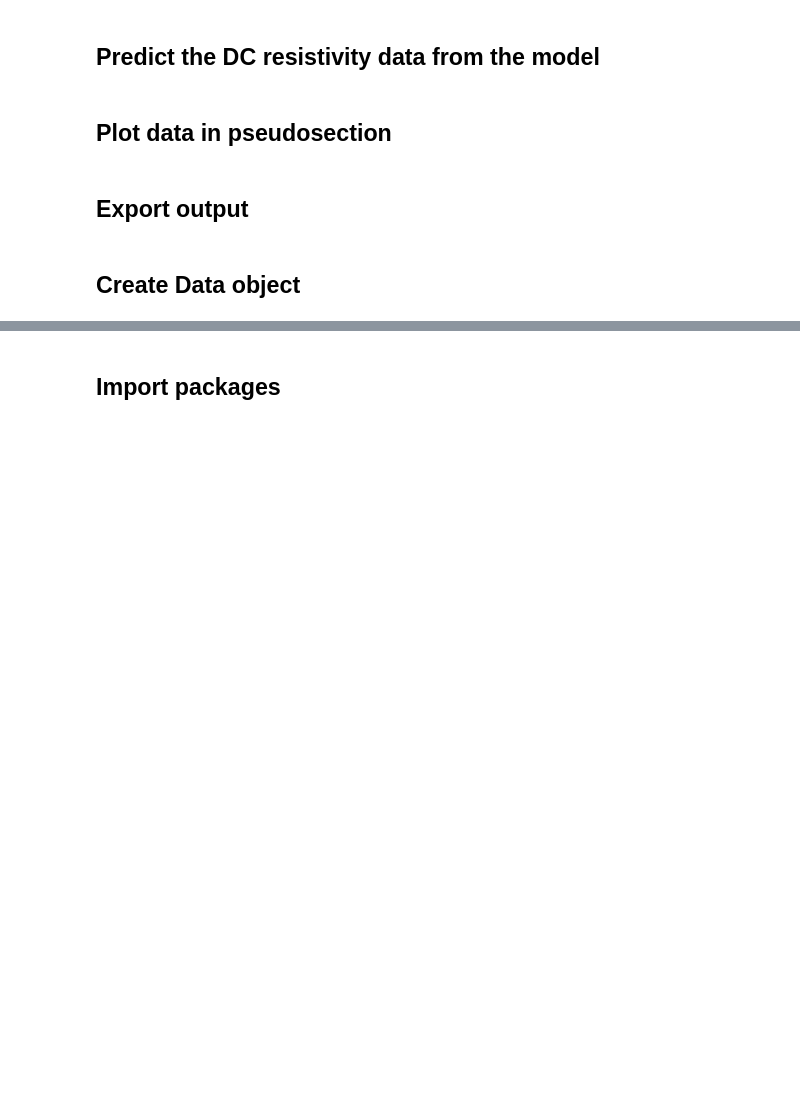
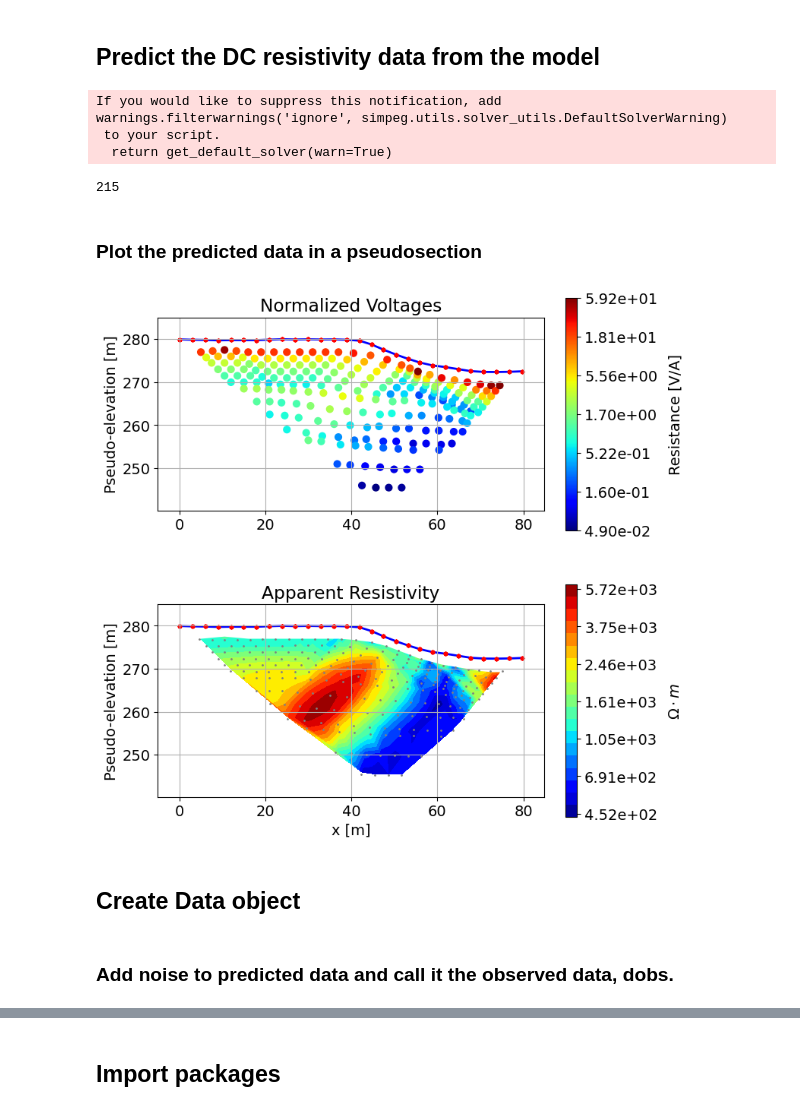
Before and after one commit to rbcmendoza/eosc-556b-project, a Jupyter notebook: phase1.ipynb, the cells around one changed output, grey strips where cells are left out. Drawn from its saved outputs; the diff is of its cells as text; code cells hidden in the pictures; blank space fills up the shorter version.

```diff
--- a/phase1.ipynb
+++ b/phase1.ipynb
@@ -167,6 +180,11 @@ for i in range(n):
 # %%
+datatype = 'volt'
 # Finally, generate the survey from the locations calculated above.
 survey = generate_survey_from_abmn_locations(locations_a=locations_a, locations_b=locations_b,
                                              locations_m=locations_m, locations_n=locations_n,
-                                             data_type='apparent_resistivity')
-survey
+                                             data_type=datatype)
+# Check
+# survey
+attributes = vars(survey)
+for att, value in attributes.items():
+    print(f"{att}: {value}")
@@ -199,5 +224,5 @@ plt.show()
 # %%
-dh = 0.6 # minimum cell width
+dh = 1 # minimum cell width
 dz = dh # minimum cell height
 
 # Domain width
@@ -371,16 +430,20 @@ simulation_res = dc.simulation_2d.Simulation2DNodal(
 # %% [markdown]
 ## Predict the DC resistivity data from the model
 # %%
-survey.set_geometric_factor(space_type='half-space')
-
 # Simulate the data from the model
 dpred_res = simulation_res.dpred(resistivity_model)
-# The dpred is in measured normalized voltages (voltage divided by current, volts/amps, V/A; i.e., resistance).
+# The dpred is always in measured normalized voltages (voltage divided by current, volts/amps, V/A; i.e., resistance).
 
 # Check the size of dpred_res
 dpred_res.size
+# %% [output]
+If you would like to suppress this notification, add
+warnings.filterwarnings('ignore', simpeg.utils.solver_utils.DefaultSolverWarning)
+ to your script.
+  return get_default_solver(warn=True)
+215
 # %% [markdown]
-## Plot data in pseudosection
+### Plot the predicted data in a pseudosection
 # %%
 # Get apparent resistivities from volts and survey geometry
 apparent_resistivities = apparent_resistivity_from_voltage(survey,dpred_res)
@@ -390,7 +455,7 @@ fig4, ax4 = plt.subplots(2,1, figsize=(8,8))
 # TOP PLOT
 plot_pseudosection(
     data=survey,
-    dobs=np.abs(dpred_res),
+    dobs=dpred_res,
     plot_type="scatter",
     ax=ax4[0],
     scale="log",
@@ -419,32 +484,32 @@ ax4[0].set_title("Normalized Voltages")
 plot_pseudosection(
     survey,
     dobs= apparent_resistivities,
     plot_type="contourf",
     ax=ax4[1],
     scale="log",
     cbar_label=r"$\Omega \cdot m$",
     mask_topography=True,
     contourf_opts={"levels": 20, "cmap": colormap_name},
 )
 ax4[1].set_title("Apparent Resistivity")
 # Overlay topography, electrodes, and pseudo-locations
 ax4[1].grid()
 # Plot topography z-column vs x-column
 ax4[1].plot(topography_2d.iloc[:,0], topography_2d.iloc[:,1], color="b", linewidth=2, label='surface', zorder=1)
 # Plot electrodes B and N. They are the outer electrodes, so we plot them to show the full range of electrodes.
 ax4[1].scatter(locations_b[:,0], locations_b[:,1], 8, "r", label='electrodes')
 ax4[1].scatter(locations_n[:,0], locations_n[:,1], 8, "r")
 # Set vertical exaggeration to 1
 ax4[1].set_aspect('equal', adjustable='box')
 # Plot pseudo-locations
 ax4[1].scatter(pseudo_locations_xz[:, 0], pseudo_locations_xz[:, -1], marker=".", s=4, color='grey', label='pseudo-locations')
 
 # Configure x- and y-axes
 ax4[1].set_xlim(xlim_min-buffer_in_meters, xlim_max+buffer_in_meters)
 ax4[1].set_ylim(ylim_min-buffer_in_meters, ylim_max+buffer_in_meters)
 ax4[1].set_xlabel("x [m]")
 ax4[1].set_ylabel("Pseudo-elevation [m]")
 
 fig4.tight_layout()
+# %% [output]
+[figure, added]
-# %% [markdown]
-## Export output
@@ -484,5 +516,7 @@ fig4.tight_layout()
 # %% [markdown]
 ## Create Data object
+# %% [markdown]
+### Add noise to predicted data and call it the observed data, dobs.
 # %%
 # Add 5% Gaussian noise to each datum for the simulated data
 # Create random number generator (RNG)
```
Also changed, not shown: parts of 67 cells of this notebook, 2 other files.
